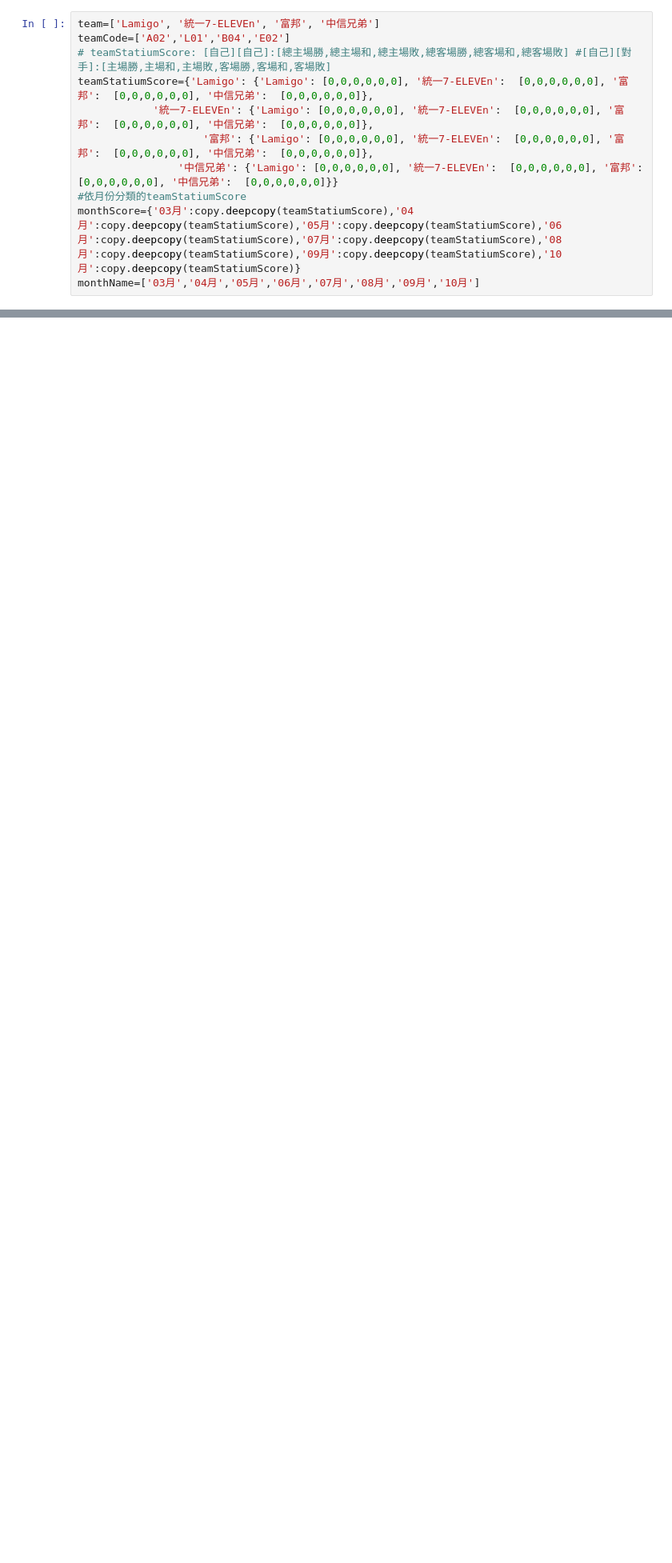
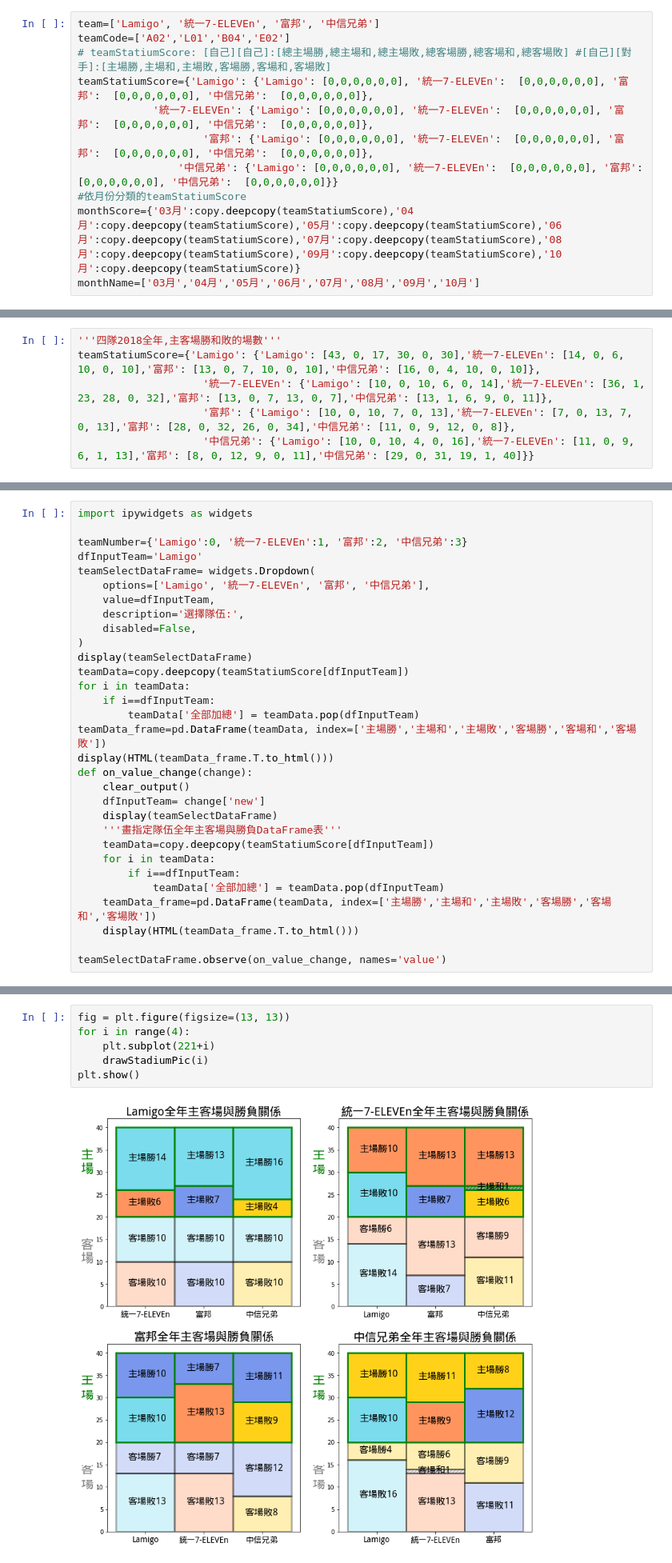
Before and after one commit to U10316043/dataclassSample, a Jupyter notebook: 2018中職球隊分析.ipynb, the cells around one changed output, grey strips where cells are left out. Shown: that part at 80% size. Cells and saved outputs as stored; diff of their text form; blank space fills up the shorter version.

Commit message:
加上jupyter widgets

```diff
--- a/2018中職球隊分析.ipynb
+++ b/2018中職球隊分析.ipynb
@@ -175,2 +175,8 @@ teamData_frame.T
+# %%
+'''四隊2018全年,主客場勝和敗的場數'''
+teamStatiumScore={'Lamigo': {'Lamigo': [43, 0, 17, 30, 0, 30],'統一7-ELEVEn': [14, 0, 6, 10, 0, 10],'富邦': [13, 0, 7, 10, 0, 10],'中信兄弟': [16, 0, 4, 10, 0, 10]},
+                    '統一7-ELEVEn': {'Lamigo': [10, 0, 10, 6, 0, 14],'統一7-ELEVEn': [36, 1, 23, 28, 0, 32],'富邦': [13, 0, 7, 13, 0, 7],'中信兄弟': [13, 1, 6, 9, 0, 11]},
+                    '富邦': {'Lamigo': [10, 0, 10, 7, 0, 13],'統一7-ELEVEn': [7, 0, 13, 7, 0, 13],'富邦': [28, 0, 32, 26, 0, 34],'中信兄弟': [11, 0, 9, 12, 0, 8]},
+                    '中信兄弟': {'Lamigo': [10, 0, 10, 4, 0, 16],'統一7-ELEVEn': [11, 0, 9, 6, 1, 13],'富邦': [8, 0, 12, 9, 0, 11],'中信兄弟': [29, 0, 31, 19, 1, 40]}}
 # %%
 '''四隊3-10月,各月份主客場勝和敗的場數'''
@@ -298,0 +259,31 @@ drawStadiumPic(usrInputTeam)
+# %%
+import ipywidgets as widgets
+
+teamNumber={'Lamigo':0, '統一7-ELEVEn':1, '富邦':2, '中信兄弟':3}
+dfInputTeam='Lamigo'
+teamSelectDataFrame= widgets.Dropdown(
+    options=['Lamigo', '統一7-ELEVEn', '富邦', '中信兄弟'],
+    value=dfInputTeam,
+    description='選擇隊伍:',
+    disabled=False,
+)
+display(teamSelectDataFrame)
+teamData=copy.deepcopy(teamStatiumScore[dfInputTeam])
+for i in teamData:
+    if i==dfInputTeam:
+        teamData['全部加總'] = teamData.pop(dfInputTeam)
+teamData_frame=pd.DataFrame(teamData, index=['主場勝','主場和','主場敗','客場勝','客場和','客場敗'])
+display(HTML(teamData_frame.T.to_html()))
+def on_value_change(change):
+    clear_output()
+    dfInputTeam= change['new']
+    display(teamSelectDataFrame)
+    '''畫指定隊伍全年主客場與勝負DataFrame表'''
+    teamData=copy.deepcopy(teamStatiumScore[dfInputTeam])
+    for i in teamData:
+        if i==dfInputTeam:
+            teamData['全部加總'] = teamData.pop(dfInputTeam)
+    teamData_frame=pd.DataFrame(teamData, index=['主場勝','主場和','主場敗','客場勝','客場和','客場敗'])
+    display(HTML(teamData_frame.T.to_html()))
+
+teamSelectDataFrame.observe(on_value_change, names='value')
@@ -298,0 +305,8 @@ drawStadiumPic(usrInputTeam)
+# %%
+fig = plt.figure(figsize=(13, 13))
+for i in range(4):
+    plt.subplot(221+i)
+    drawStadiumPic(i)
+plt.show()
+# %% [output]
+[figure, added]
```
Also changed, not shown: parts of 23 cells of this notebook.
